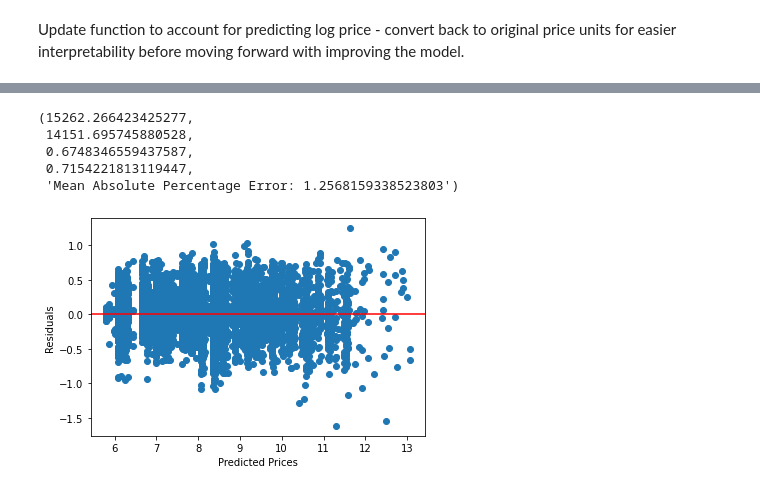
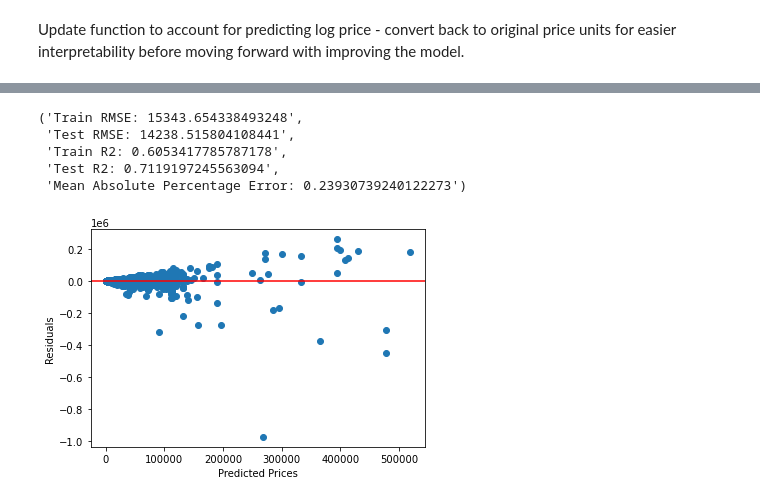
Before and after one commit to wjlau/Capstone2, a Jupyter notebook: predicting_diamond_prices_final.ipynb, the cells around one changed output, grey strips where cells are left out. Cells and saved outputs as stored; diff of their text form; code cells hidden in the pictures.

```diff
--- a/predicting_diamond_prices_final.ipynb
+++ b/predicting_diamond_prices_final.ipynb
@@ -334,11 +378,12 @@ def default_models(X,y, model=LinearRegression, log=False):
 # %%
+#random forest - predicting original price using updated function
 X = pd.DataFrame(df.carat)
-y = df.log_price
-default_models(X,y,model=RandomForestRegressor, log=True)
+y = df.original_price
+updated_default_models(X,y,model=RandomForestRegressor, log=False)
 # %% [output]
-(15262.266423425277,
- 14151.695745880528,
- 0.6748346559437587,
- 0.7154221813119447,
- 'Mean Absolute Percentage Error: 1.2568159338523803')
+('Train RMSE: 15343.654338493248',
+ 'Test RMSE: 14238.515804108441',
+ 'Train R2: 0.6053417785787178',
+ 'Test R2: 0.7119197245563094',
+ 'Mean Absolute Percentage Error: 0.23930739240122273')
-[figure, old version]
+[figure, new version]
```
Also changed, not shown: parts of 51 cells of this notebook.
